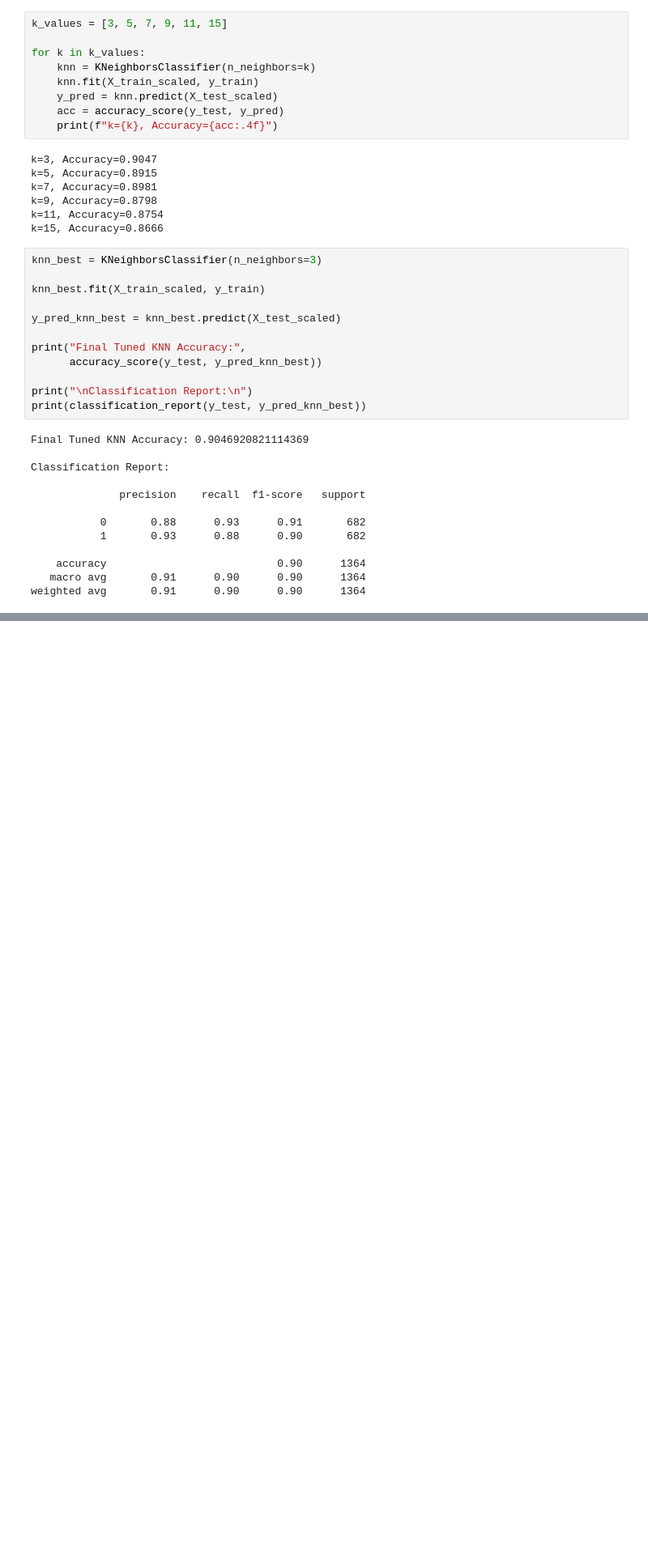
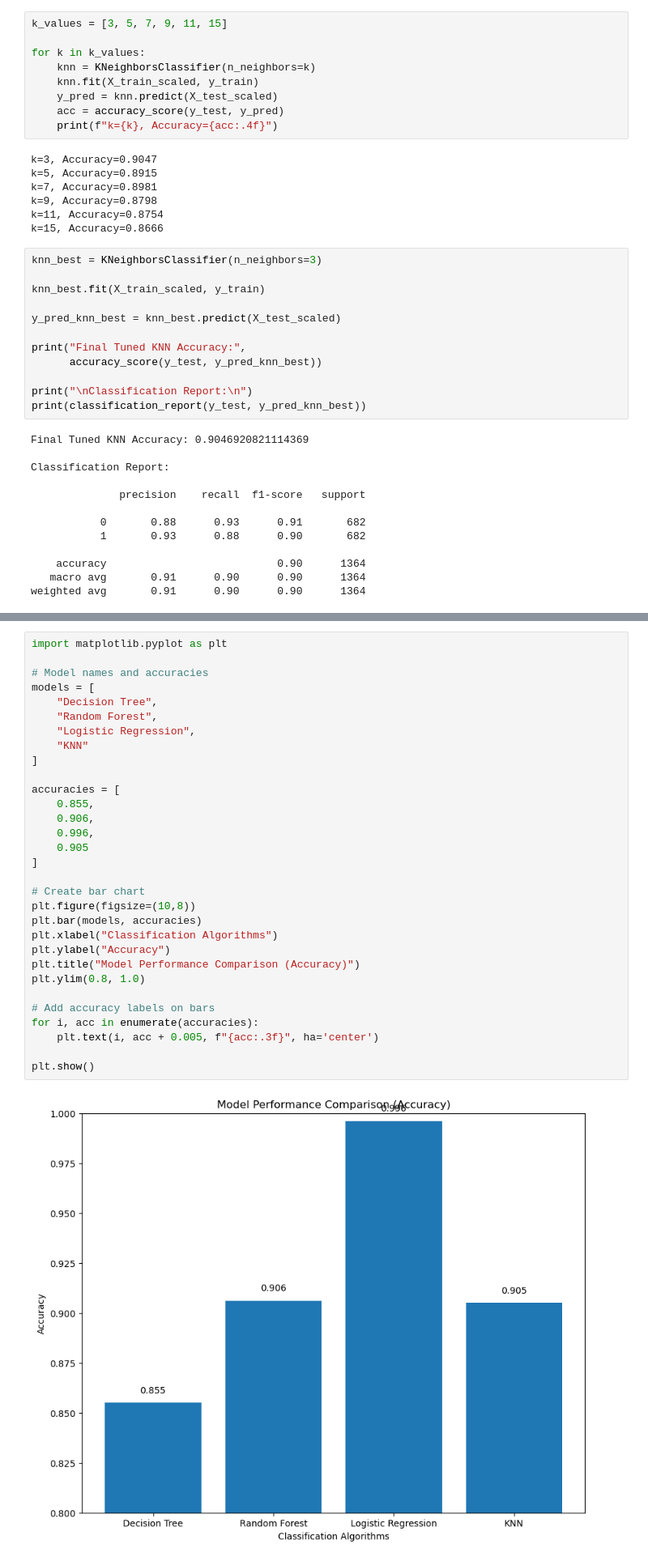
Before and after one commit to karan-dev-ctrl/Machine-Learning---Data-Clustering-project, a Jupyter notebook: Data_Classification.ipynb, the cells around one changed output, grey strips where cells are left out. Shown at 81% size. Cells and saved outputs as stored; diff of their text form; blank space fills up the shorter version.

Commit message:
Final interpretation of Classification Project

```diff
--- a/Data_Classification.ipynb
+++ b/Data_Classification.ipynb
@@ -417,0 +479,33 @@ weighted avg       0.91      0.90      0.90      1364
+# %%
+import matplotlib.pyplot as plt
+
+# Model names and accuracies
+models = [
+    "Decision Tree",
+    "Random Forest",
+    "Logistic Regression",
+    "KNN"
+]
+
+accuracies = [
+    0.855,
+    0.906,
+    0.996,
+    0.905
+]
+
+# Create bar chart
+plt.figure(figsize=(10,8))
+plt.bar(models, accuracies)
+plt.xlabel("Classification Algorithms")
+plt.ylabel("Accuracy")
+plt.title("Model Performance Comparison (Accuracy)")
+plt.ylim(0.8, 1.0)
+
+# Add accuracy labels on bars
+for i, acc in enumerate(accuracies):
+    plt.text(i, acc + 0.005, f"{acc:.3f}", ha='center')
+
+plt.show()
+# %% [output]
+[figure, added]
```
Also changed, not shown: parts of 18 cells of this notebook.
